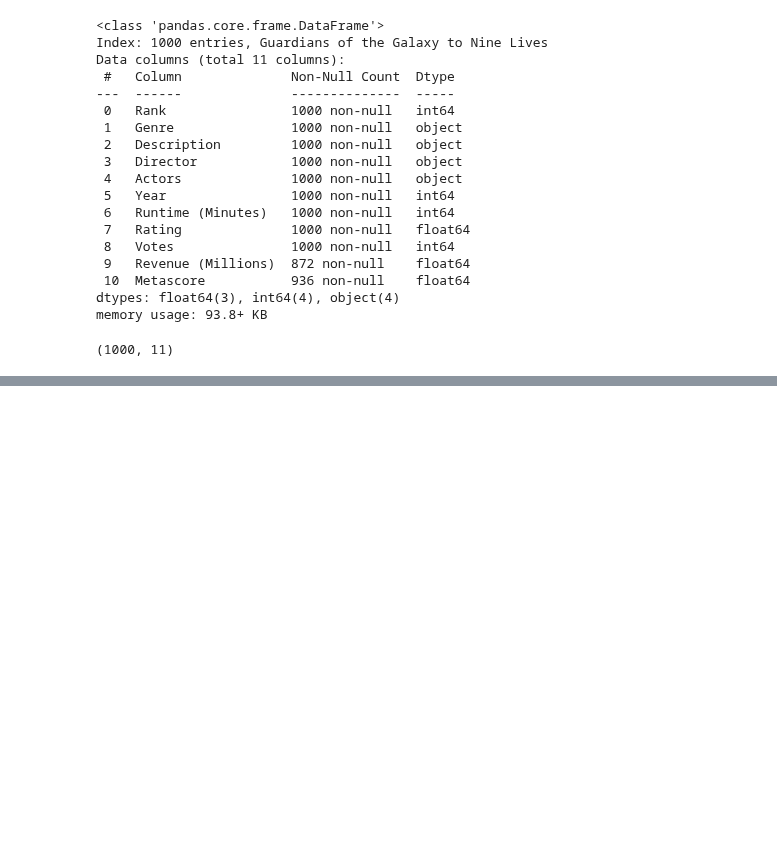
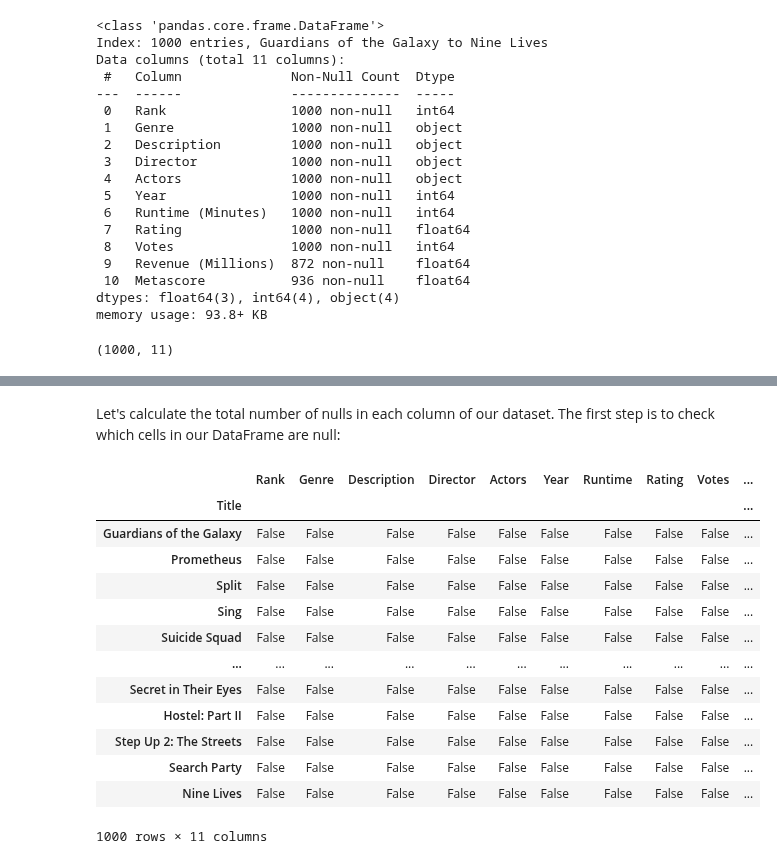
Before and after one commit to akash-coded/python, a Jupyter notebook: src/pandas/pandas.ipynb, the cells around one changed output, grey strips where cells are left out. Cells and saved outputs as stored; diff of their text form; code cells hidden in the pictures; blank space fills up the shorter version.

```diff
--- a/src/pandas/pandas.ipynb
+++ b/src/pandas/pandas.ipynb
@@ -215,0 +220,4 @@ movies_df.shape
+# %%
+temp_df = movies_df.append(movies_df)
+
+temp_df.shape
@@ -215,0 +264,7 @@ movies_df.shape
+# %%
+movies_df.rename(columns={
+        'Runtime (Minutes)': 'Runtime',
+        'Revenue (Millions)': 'Revenue_millions'
+    }, inplace=True)
+
+movies_df.columns
@@ -215,0 +277,6 @@ movies_df.shape
+# %%
+movies_df.columns = ['rank', 'genre', 'description', 'director', 'actors', 'year', 'runtime',
+                     'rating', 'votes', 'revenue_millions', 'metascore']
+
+
+movies_df.columns
@@ -215,0 +289,4 @@ movies_df.shape
+# %%
+movies_df.columns = [col.lower() for col in movies_df]
+
+movies_df.columns
@@ -215,0 +305,19 @@ movies_df.shape
+# %% [markdown]
+Let's calculate the total number of nulls in each column of our dataset. The first step is to check which cells in our DataFrame are null:
+# %%
+movies_df.isnull()
+# %% [output]
+|  | Rank | Genre | Description | Director | Actors | Year | Runtime | Rating | Votes | ... |
+| Title |  |  |  |  |  |  |  |  |  | ... |
+| Guardians of the Galaxy | False | False | False | False | False | False | False | False | False | ... |
+| Prometheus | False | False | False | False | False | False | False | False | False | ... |
+| Split | False | False | False | False | False | False | False | False | False | ... |
+| Sing | False | False | False | False | False | False | False | False | False | ... |
+| Suicide Squad | False | False | False | False | False | False | False | False | False | ... |
+| ... | ... | ... | ... | ... | ... | ... | ... | ... | ... | ... |
+| Secret in Their Eyes | False | False | False | False | False | False | False | False | False | ... |
+| Hostel: Part II | False | False | False | False | False | False | False | False | False | ... |
+| Step Up 2: The Streets | False | False | False | False | False | False | False | False | False | ... |
+| Search Party | False | False | False | False | False | False | False | False | False | ... |
+| Nine Lives | False | False | False | False | False | False | False | False | False | ... |
+1000 rows × 11 columns
```
Also changed, not shown: parts of 56 cells of this notebook.
